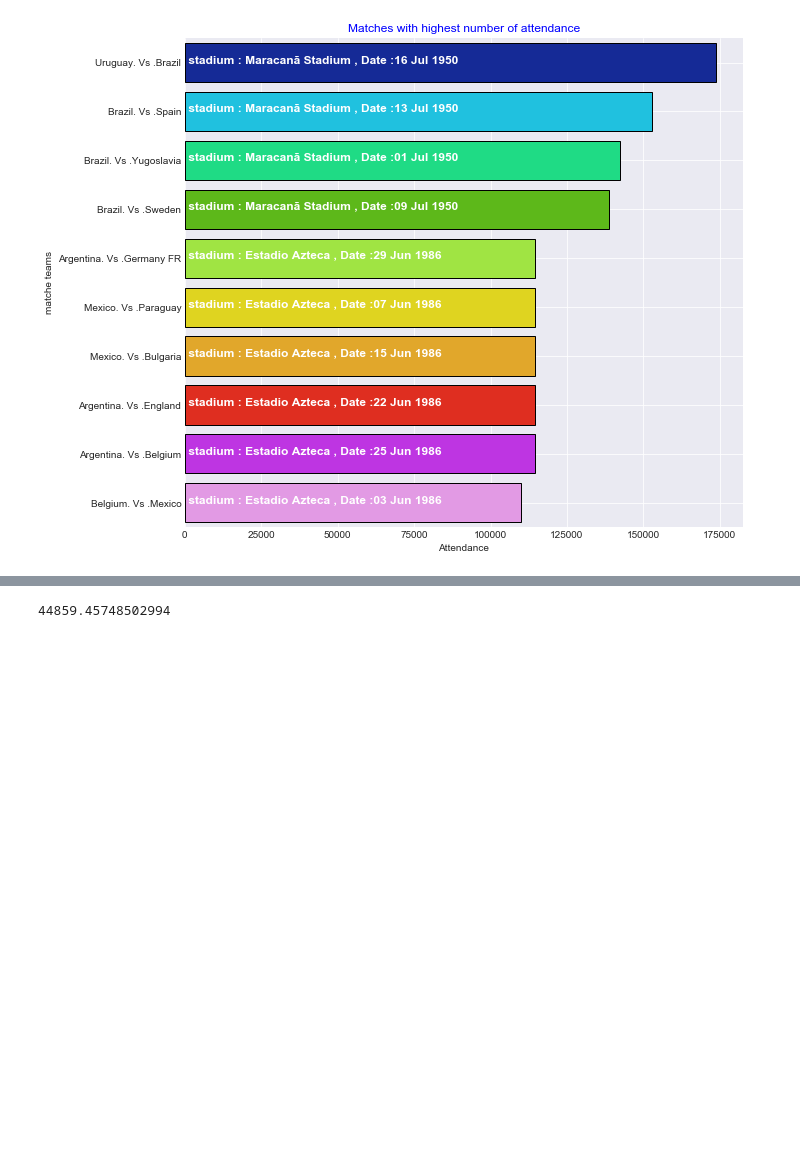
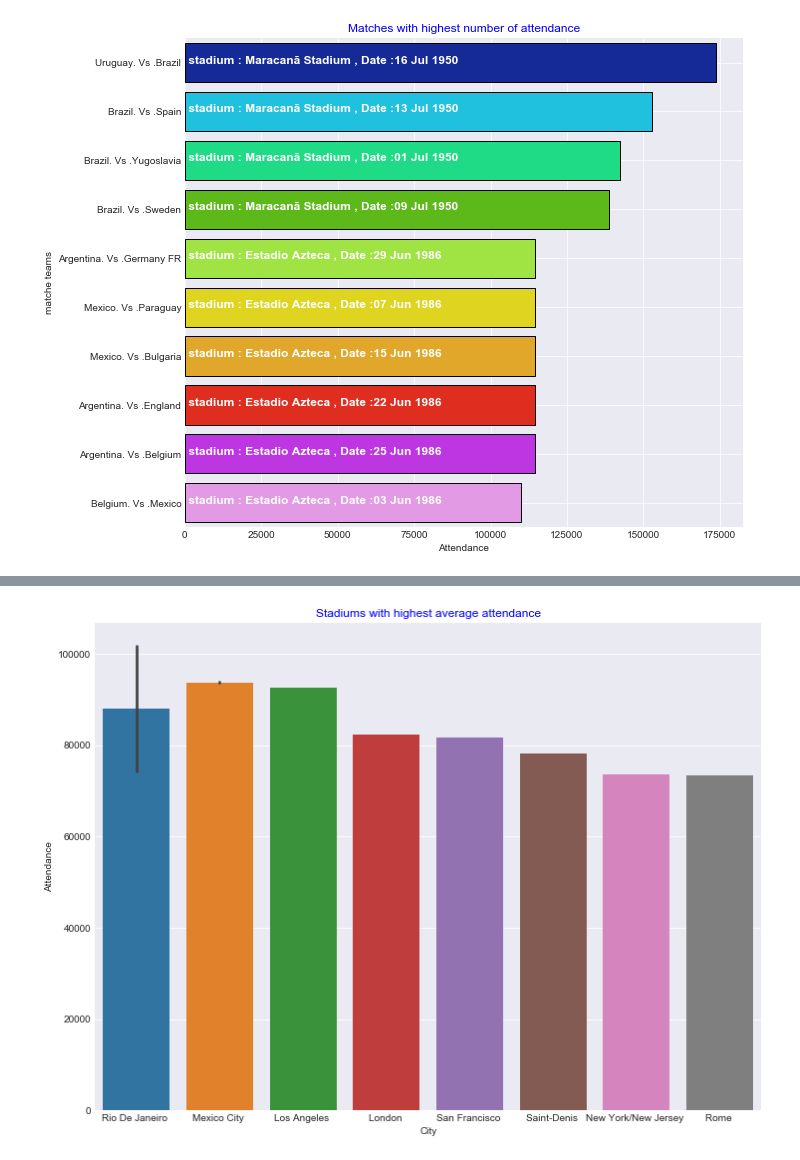
Before and after one commit to innovator-arjun/FIFA-World-Cup-Prediction, a Jupyter notebook: FIFA World Cup Predicition.ipynb, the cells around one changed output, grey strips where cells are left out. Saved outputs shown, nothing was run; the diff lists cells and outputs as text; code cells hidden in the pictures; blank space fills up the shorter version.

```diff
--- a/FIFA World Cup Predicition.ipynb
+++ b/FIFA World Cup Predicition.ipynb
@@ -151,9 +151,3 @@ for i,j in enumerate(" stadium : "+h_att["Stadium"]+" , Date :" + h_att["Datetim
 plt.show()
 # %% [output]
 [figure]
-# %%
-avg_attend=matches.groupby("Year")["Attendance"].mean().reset_index().sort_values(by='Attendance',ascending=False)
-
-matches['Stadium']=avg_attend.replace('Maracan� - Est�dio Jornalista M�rio Filho',"Maracanã Stadium")
-
-matches['Datetime']=avg_attend['Datetime'].str.split("-").str[0]
@@ -171,4 +154,19 @@ matches.head()
-# %%
-h_av
-# %% [output]
-44859.45748502994
+# %%
+matches['Year']=matches['Year'].astype(int)
+
+matches['Datetime']=matches['Datetime'].str.split("-").str[0]
+
+matches['Stadium']=matches.replace('Maracan� - Est�dio Jornalista M�rio Filho',"Maracanã Stadium")
+
+avg_attend=matches.groupby(["Stadium","City"])["Attendance"].mean().reset_index().sort_values(by='Attendance',ascending=False)
+
+plt.figure(figsize=(12,9))
+
+sns.barplot(avg_attend['City'][:10],avg_attend['Attendance'][:10])
+
+
+
+plt.title("Stadiums with highest average attendance",color='b')
+plt.show()
+# %% [output]
+[figure, added]
```
Also changed, not shown: parts of 2 cells of this notebook.
